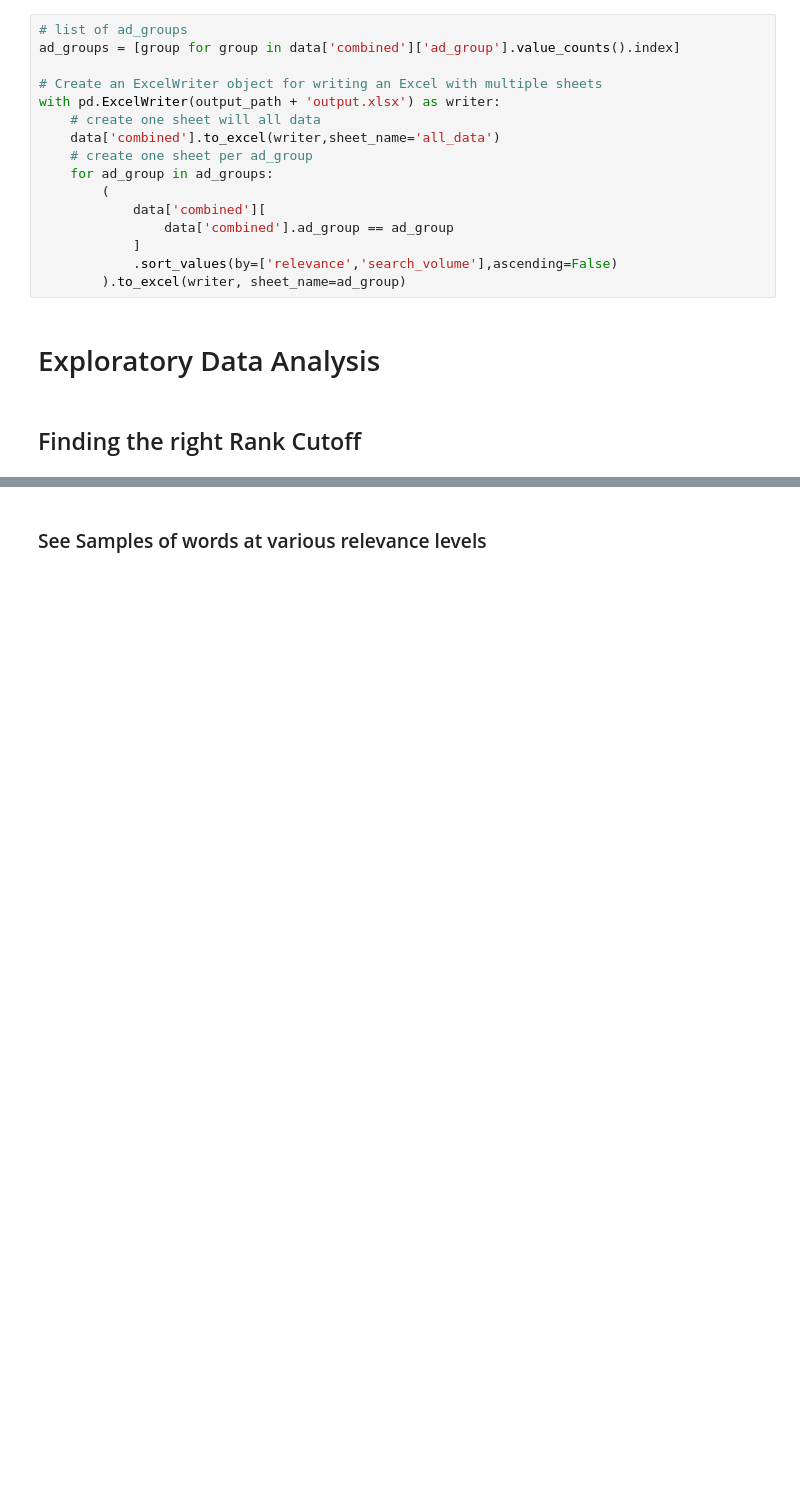
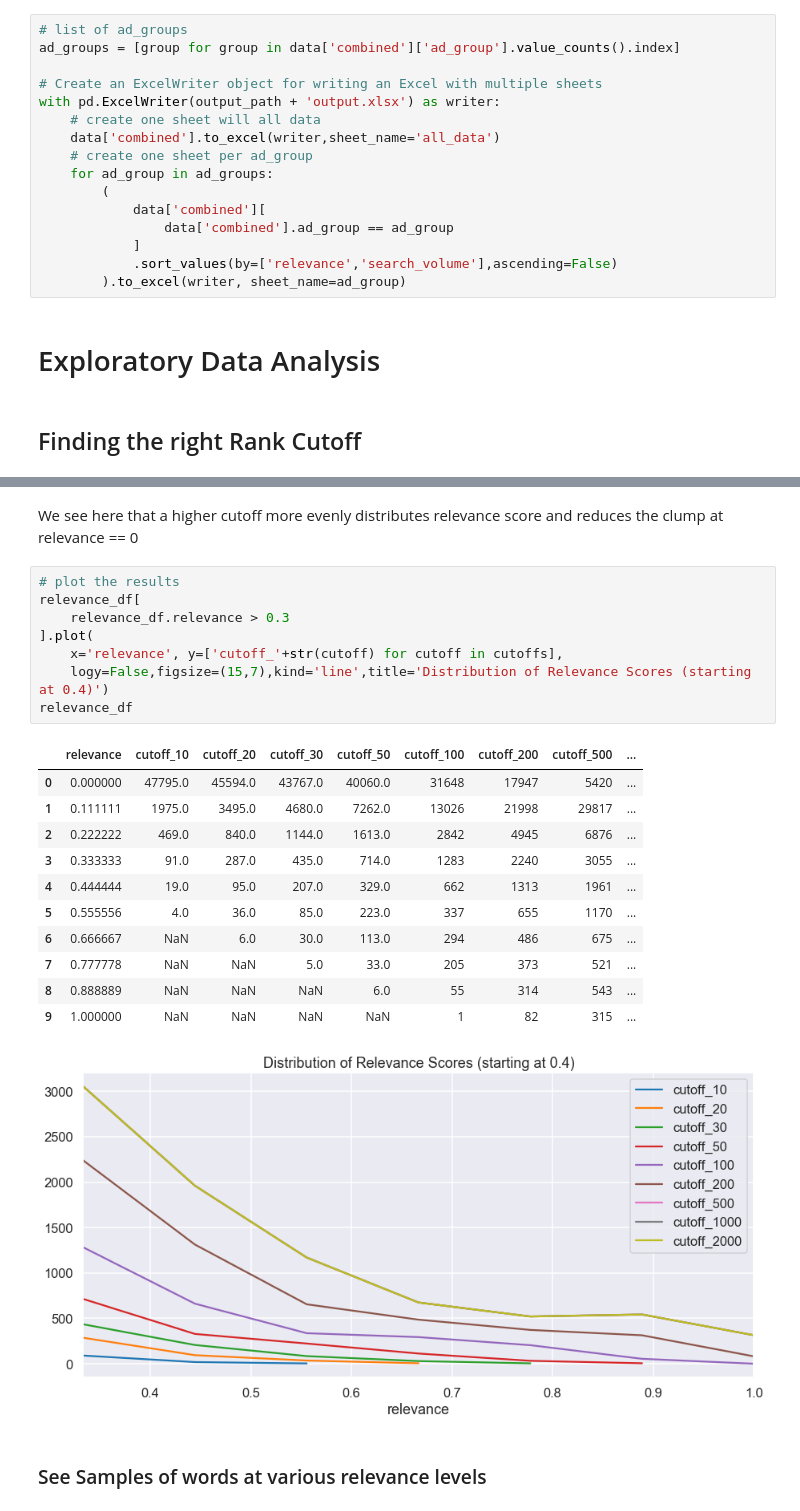
Before and after one commit to RumTumTum/amazon_ad_group_builder, a Jupyter notebook: advertising_split.ipynb, the cells around one changed output, grey strips where cells are left out. Saved outputs shown, nothing was run; the diff lists cells and outputs as text; blank space fills up the shorter version.

```diff
--- a/advertising_split.ipynb
+++ b/advertising_split.ipynb
@@ -202,2 +204,25 @@ relevance_df
+# %% [markdown]
+We see here that a higher cutoff more evenly distributes relevance score and reduces the clump at relevance == 0
+# %%
+# plot the results
+relevance_df[
+    relevance_df.relevance > 0.3
+].plot(
+    x='relevance', y=['cutoff_'+str(cutoff) for cutoff in cutoffs],
+    logy=False,figsize=(15,7),kind='line',title='Distribution of Relevance Scores (starting at 0.4)')
+relevance_df
+# %% [output]
+|  | relevance | cutoff_10 | cutoff_20 | cutoff_30 | cutoff_50 | cutoff_100 | cutoff_200 | cutoff_500 | ... |
+| 0 | 0.000000 | 47795.0 | 45594.0 | 43767.0 | 40060.0 | 31648 | 17947 | 5420 | ... |
+| 1 | 0.111111 | 1975.0 | 3495.0 | 4680.0 | 7262.0 | 13026 | 21998 | 29817 | ... |
+| 2 | 0.222222 | 469.0 | 840.0 | 1144.0 | 1613.0 | 2842 | 4945 | 6876 | ... |
+| 3 | 0.333333 | 91.0 | 287.0 | 435.0 | 714.0 | 1283 | 2240 | 3055 | ... |
+| 4 | 0.444444 | 19.0 | 95.0 | 207.0 | 329.0 | 662 | 1313 | 1961 | ... |
+| 5 | 0.555556 | 4.0 | 36.0 | 85.0 | 223.0 | 337 | 655 | 1170 | ... |
+| 6 | 0.666667 | NaN | 6.0 | 30.0 | 113.0 | 294 | 486 | 675 | ... |
+| 7 | 0.777778 | NaN | NaN | 5.0 | 33.0 | 205 | 373 | 521 | ... |
+| 8 | 0.888889 | NaN | NaN | NaN | 6.0 | 55 | 314 | 543 | ... |
+| 9 | 1.000000 | NaN | NaN | NaN | NaN | 1 | 82 | 315 | ... |
+[figure, added]
 # %% [markdown]
 ### See Samples of words at various relevance levels
```
Also changed, not shown: parts of 10 cells of this notebook.
